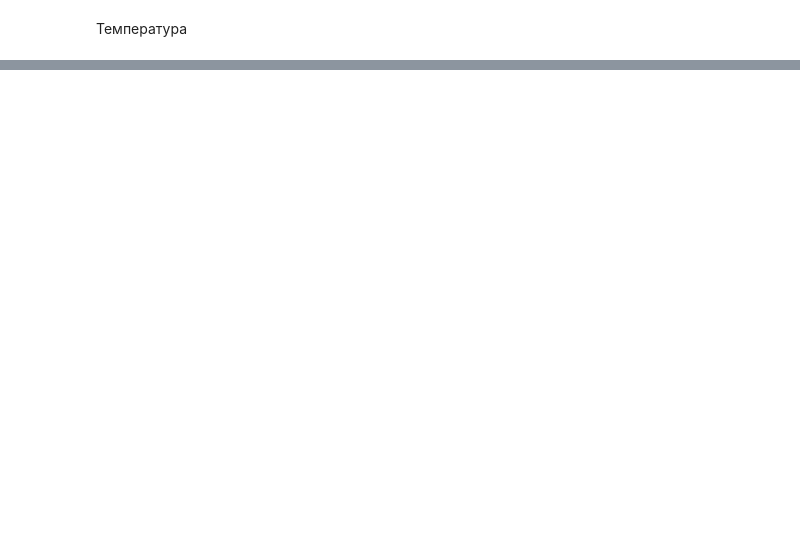
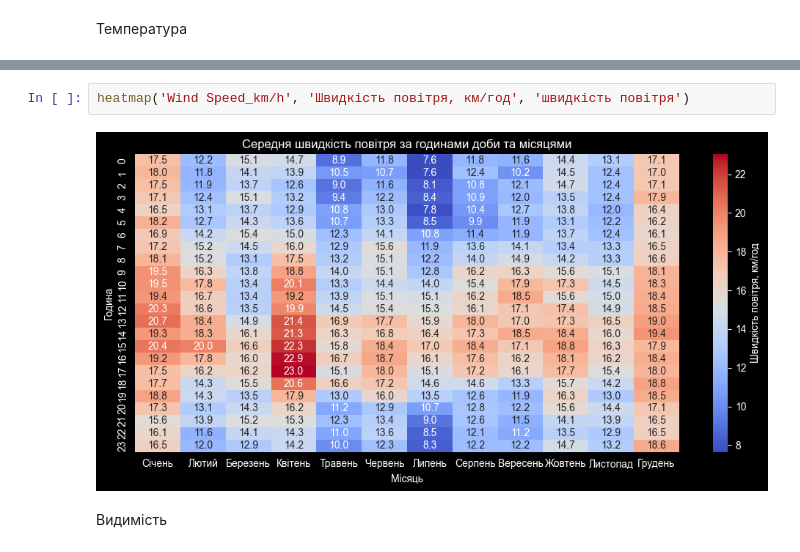
Before and after one commit to Zhyhalov/AFER, a Jupyter notebook: lab_2.ipynb, the cells around one changed output, grey strips where cells are left out. Cells and saved outputs as stored; diff of their text form; blank space fills up the shorter version.

```diff
--- a/lab_2.ipynb
+++ b/lab_2.ipynb
@@ -86,0 +132,6 @@ plt.tight_layout()
+# %%
+heatmap('Wind Speed_km/h', 'Швидкість повітря, км/год', 'швидкість повітря')
+# %% [output]
+[figure, added]
+# %% [markdown]
+Видимість
```
Also changed, not shown: parts of 21 cells of this notebook.
